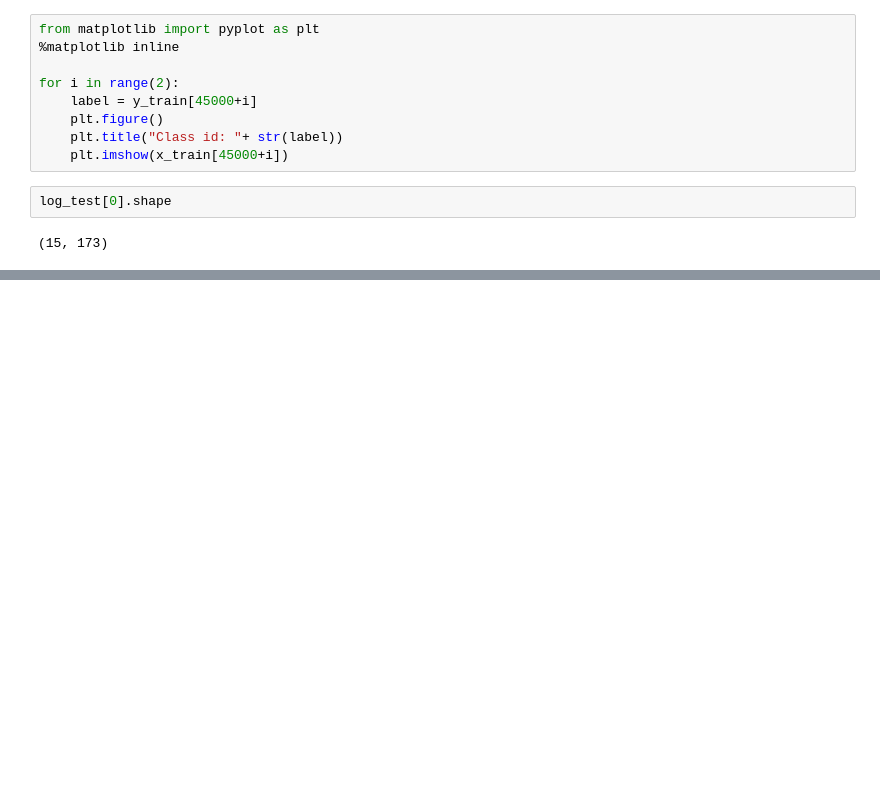
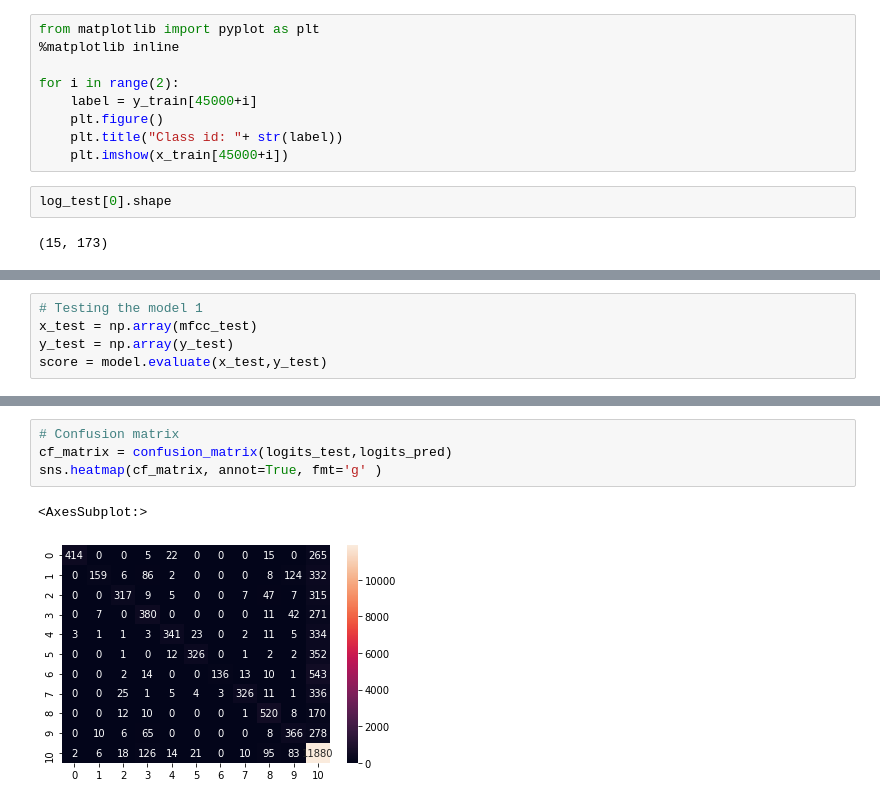
Before and after one commit to cocoalex00/Speech-recognition-COM3025, a Jupyter notebook: CNN.ipynb, the cells around one changed output, grey strips where cells are left out. Cells and saved outputs as stored; diff of their text form; blank space fills up the shorter version.

```diff
--- a/CNN.ipynb
+++ b/CNN.ipynb
@@ -85,0 +144,5 @@ model.compile(loss='categorical_crossentropy', optimizer=opt, metrics=['accuracy
+# %%
+# Testing the model 1
+x_test = np.array(mfcc_test)
+y_test = np.array(y_test)
+score = model.evaluate(x_test,y_test)
@@ -85,0 +169,7 @@ model.compile(loss='categorical_crossentropy', optimizer=opt, metrics=['accuracy
+# %%
+# Confusion matrix
+cf_matrix = confusion_matrix(logits_test,logits_pred)
+sns.heatmap(cf_matrix, annot=True, fmt='g' )
+# %% [output]
+<AxesSubplot:>
+[figure, added]
```
Also changed, not shown: parts of 25 cells of this notebook.
